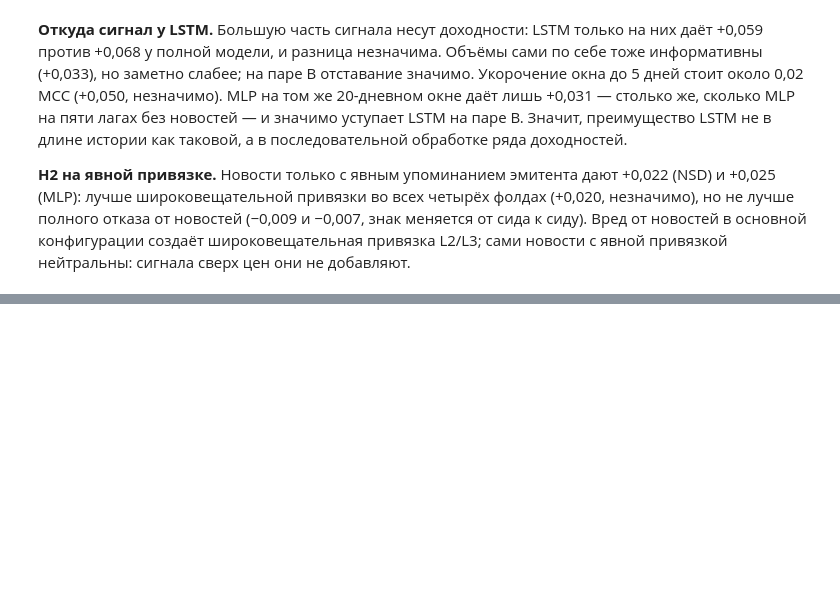
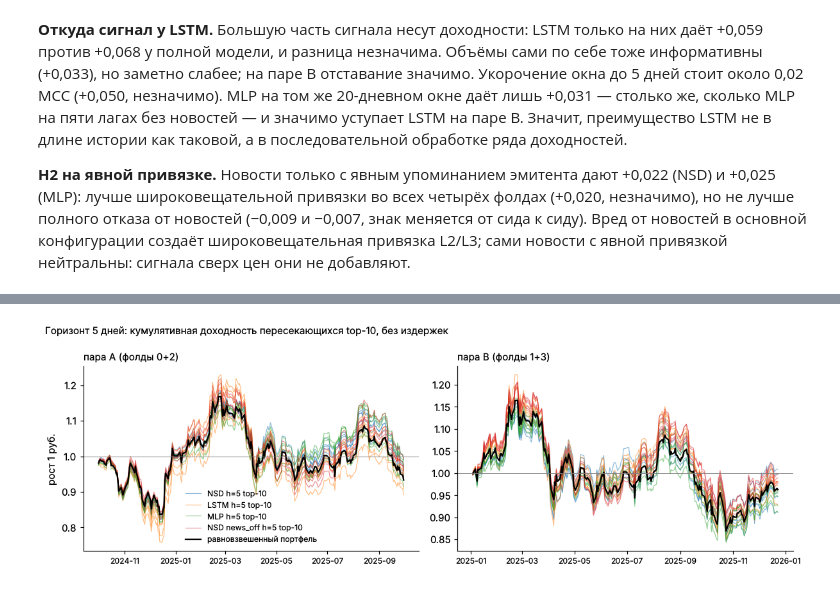
Before and after one commit to SwanGibbon/CourseWork, a Jupyter notebook: 03_results.ipynb, the cells around one changed output, grey strips where cells are left out. Cells and saved outputs as stored; diff of their text form; code cells hidden in the pictures; blank space fills up the shorter version.

```diff
--- a/03_results.ipynb
+++ b/03_results.ipynb
@@ -377,16 +396,21 @@ bt.round(4)
 к бенчмарку без издержек и отрицательная активная доходность после. Абсолютные доходности всех
 стратегий за год не дотягивают до ключевой ставки 16–21 %: ни одна не обыгрывает депозит.
 # %%
-fig, axes = plt.subplots(1, 2, figsize=(11, 3.6))
-for ax, name in zip(axes, PAIRS):
-    for i, tag in enumerate(['NSD', 'LSTM', 'MLP', 'NSD news_off']):
-        for s in SEED_IDS:
-            ax.plot(curves[(name, tag, s)], color=f'C{i}', lw=0.8, alpha=0.5, label=f'{tag} top-10' if s == SEED_IDS[0] else None)
-    ax.plot(curves[(name, 'EW', 0)], color='k', lw=1.5, label='равновзвешенный портфель')
-    ax.axhline(1, c='grey', lw=0.6); ax.set_title(f'пара {name}', fontsize=10, loc='left'); ax.tick_params(axis='x', labelsize=8)
-axes[0].set_ylabel('рост 1 руб.'); axes[0].legend(fontsize=8, frameon=False)
-fig.suptitle('Кумулятивная доходность top-10 (тонкие линии: пять сидов), без издержек', fontsize=10, x=0.01, ha='left')
-fig.tight_layout(); fig.savefig(FIG / 'backtest.png'); plt.show()
+def plot_curves(curves, tags, title, path):
+    fig, axes = plt.subplots(1, 2, figsize=(11, 3.6))
+    for ax, name in zip(axes, PAIRS):
+        for i, tag in enumerate(tags):
+            for s in SEED_IDS:
+                ax.plot(curves[(name, tag, s)], color=f'C{i}', lw=0.8, alpha=0.5, label=f'{tag} top-10' if s == SEED_IDS[0] else None)
+        ax.plot(curves[(name, 'EW', 0)], color='k', lw=1.5, label='равновзвешенный портфель')
+        ax.axhline(1, c='grey', lw=0.6); ax.set_title(f'пара {name}', fontsize=10, loc='left'); ax.tick_params(axis='x', labelsize=8)
+    axes[0].set_ylabel('рост 1 руб.'); axes[0].legend(fontsize=8, frameon=False)
+    fig.suptitle(title, fontsize=10, x=0.01, ha='left')
+    fig.tight_layout(); fig.savefig(path); plt.show()
+
+
+plot_curves(curves, ['NSD', 'LSTM', 'MLP', 'NSD news_off'],
+            'Кумулятивная доходность top-10 (тонкие линии: пять сидов), без издержек', FIG / 'backtest.png')
 # %% [output]
 [figure]
 # %% [markdown]
@@ -476,0 +509,5 @@ extra_tests.round(4)
+# %%
+H5 = ['LSTM h=5', 'MLP h=5', 'NSD h=5', 'GAT h=5', 'GCN h=5', 'Majority h=5', 'NSD news_off h=5', 'MLP news_off h=5']
+h5 = summary(runs.query("grid == '4x18' and tag in @H5"))
+(RESULTS / 'horizon5.md').write_text(h5.round(4).to_markdown(), encoding='utf-8')
+h5.round(4)
@@ -476,0 +540,8 @@ extra_tests.round(4)
+# %%
+bt5, curves5 = backtest([t for t in H5 if not t.startswith('Majority')], bench='Majority h=5', h=5)
+(RESULTS / 'backtest_h5.md').write_text(bt5.round(4).to_markdown(), encoding='utf-8')
+plot_curves(curves5, ['NSD h=5', 'LSTM h=5', 'MLP h=5', 'NSD news_off h=5'],
+            'Горизонт 5 дней: кумулятивная доходность пересекающихся top-10, без издержек', FIG / 'backtest_h5.png')
+bt5[['накопл.', 'актив. к EW', 'IR к EW', 'оборот/день', 'актив. при 5 б.п.', 'актив. при 10 б.п.']].round(4)
+# %% [output]
+[figure, added]
```
Also changed, not shown: parts of 16 cells of this notebook, 5 other files.
